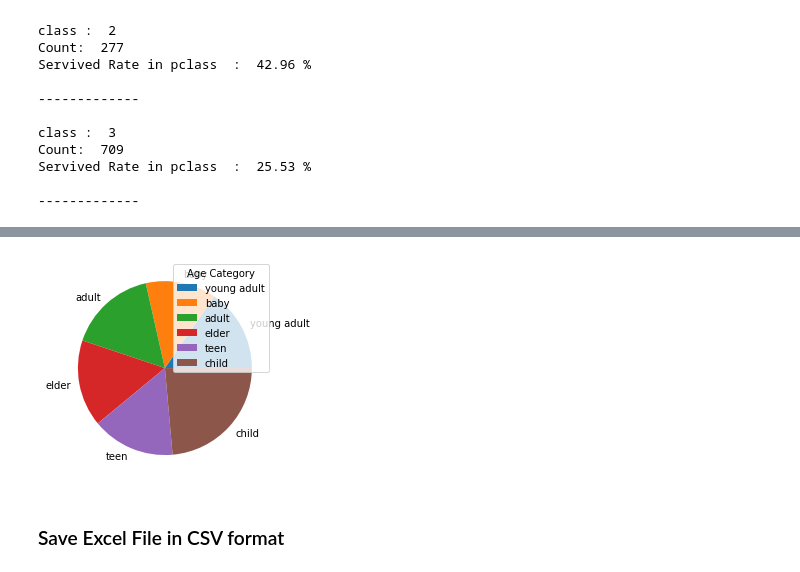
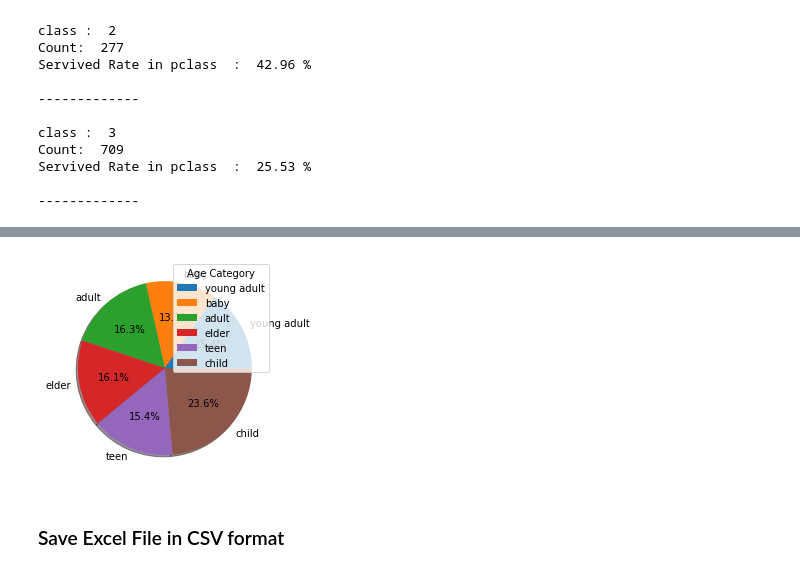
Before and after one commit to shorokatwa14/Titanic-EDA, a Jupyter notebook: Titanic_project.ipynb, the cells around one changed output, grey strips where cells are left out. Cells and saved outputs as stored; diff of their text form; code cells hidden in the pictures.

```diff
--- a/Titanic_project.ipynb
+++ b/Titanic_project.ipynb
@@ -334,11 +337,11 @@ Text(0.5, 1.0, 'Class and gender wise segregation of passengers')
 y= np.array([38.26, 32.57,40.51,40.00,38.32,58.54])
 mylabels=['young adult','baby','adult','elder','teen','child']
 # %%
-plt.pie(y, labels = mylabels)
-plt.legend(title = "Age Category")
+plt.pie(y, labels = mylabels,autopct='%1.1f%%',shadow=True)
+plt.legend(title = "Age Category",loc='upper right')
 plt.show()
 # %% [output]
-[figure, old version]
+[figure, new version]
 # %% [markdown]
 <h3> Save Excel File in CSV format </h3>
 # %%
```
Also changed, not shown: parts of 31 cells of this notebook.
